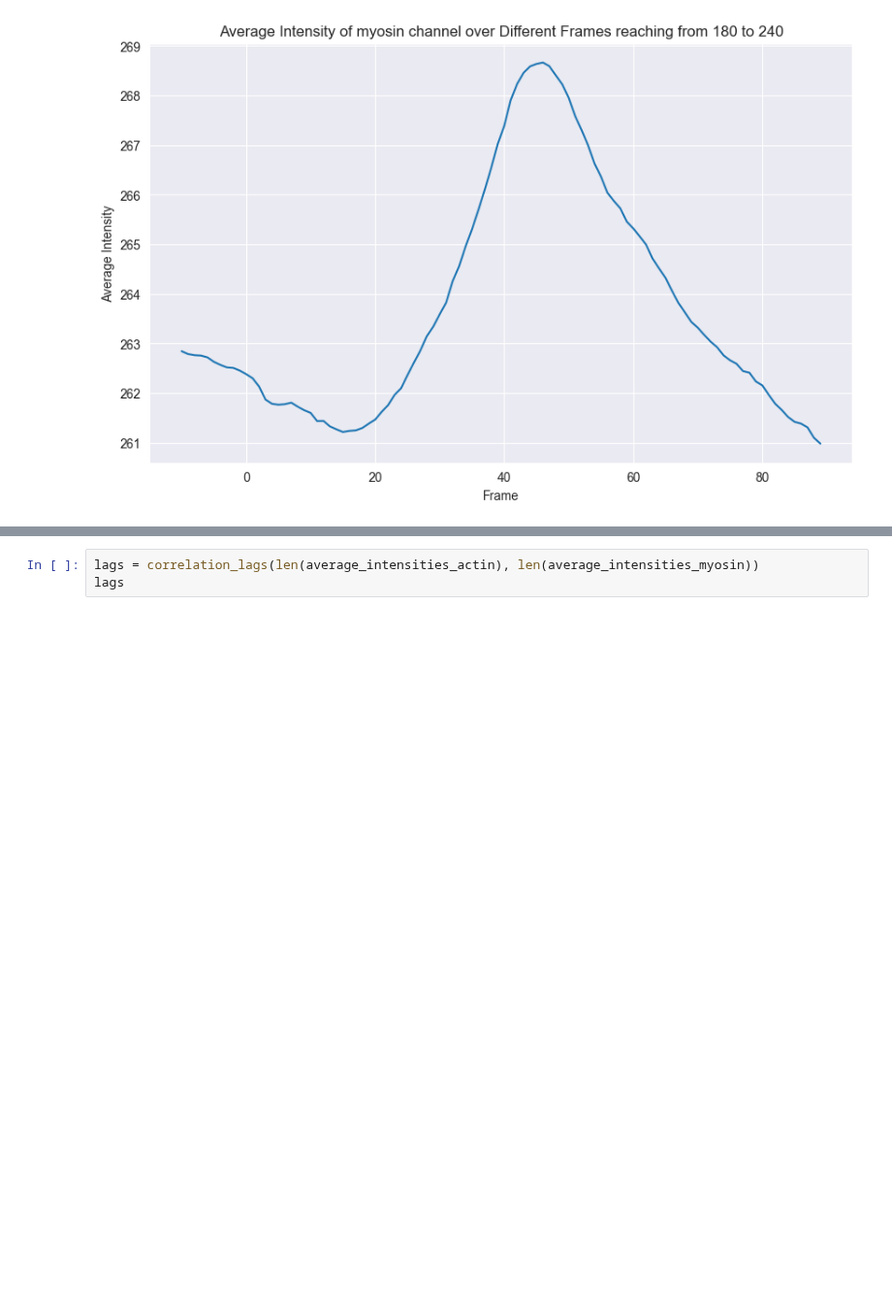
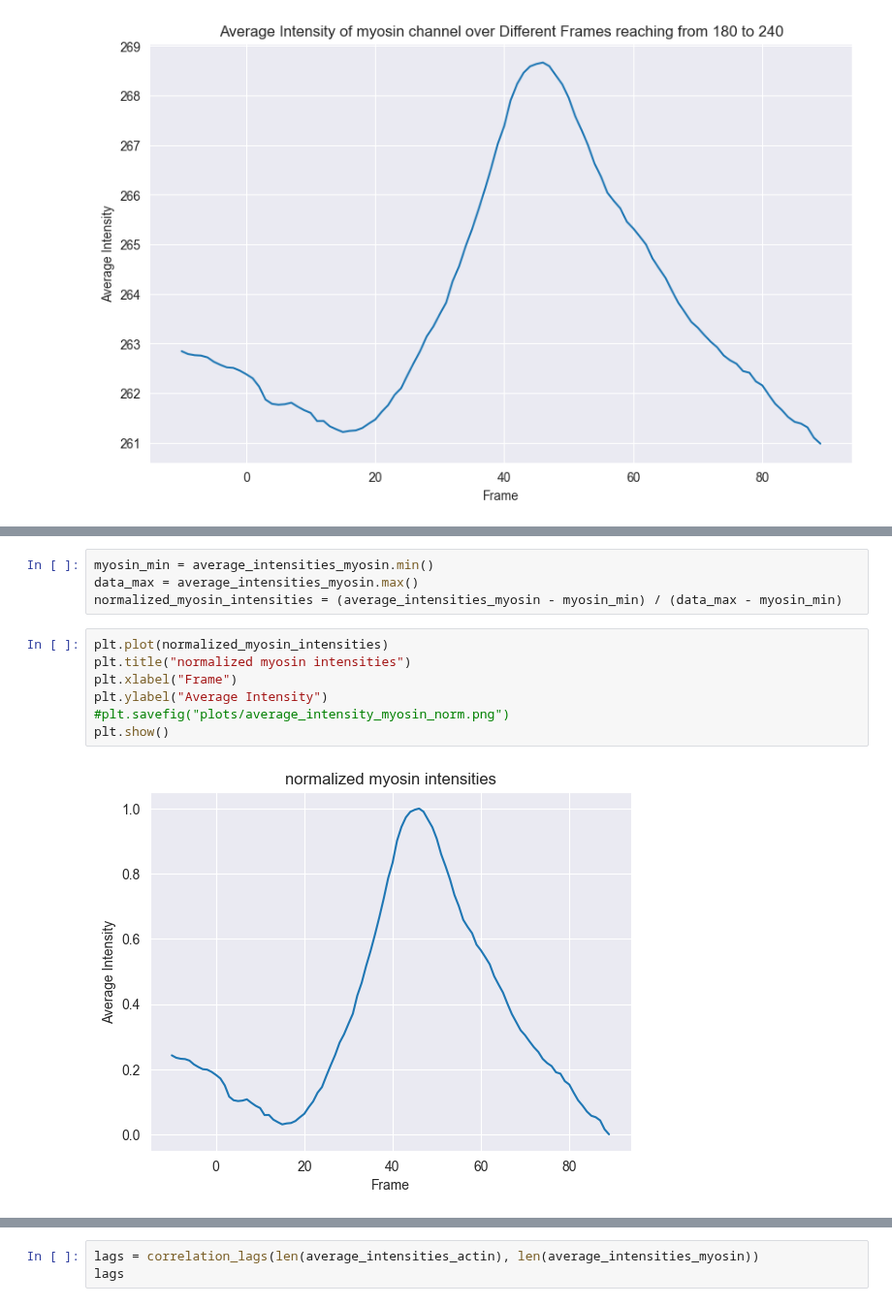
Before and after one commit to leaBroe/arcospx_analysis_quantification_correlation, a Jupyter notebook: cross_correlation.ipynb, the cells around one changed output, grey strips where cells are left out. Shown at 97% size. Drawn from its saved outputs; the diff is of its cells as text; blank space fills up the shorter version.

```diff
--- a/cross_correlation.ipynb
+++ b/cross_correlation.ipynb
@@ -282 +287,14 @@ scaled_myosin_data = scaled_data[1, :]
+# %%
+myosin_min = average_intensities_myosin.min()
+data_max = average_intensities_myosin.max()
+normalized_myosin_intensities = (average_intensities_myosin - myosin_min) / (data_max - myosin_min)
+# %%
+plt.plot(normalized_myosin_intensities)
+plt.title("normalized myosin intensities")
+plt.xlabel("Frame")
+plt.ylabel("Average Intensity")
+#plt.savefig("plots/average_intensity_myosin_norm.png")
+plt.show()
+# %% [output]
+[figure, added]
 # %%
```
Also changed, not shown: parts of 8 cells of this notebook.
